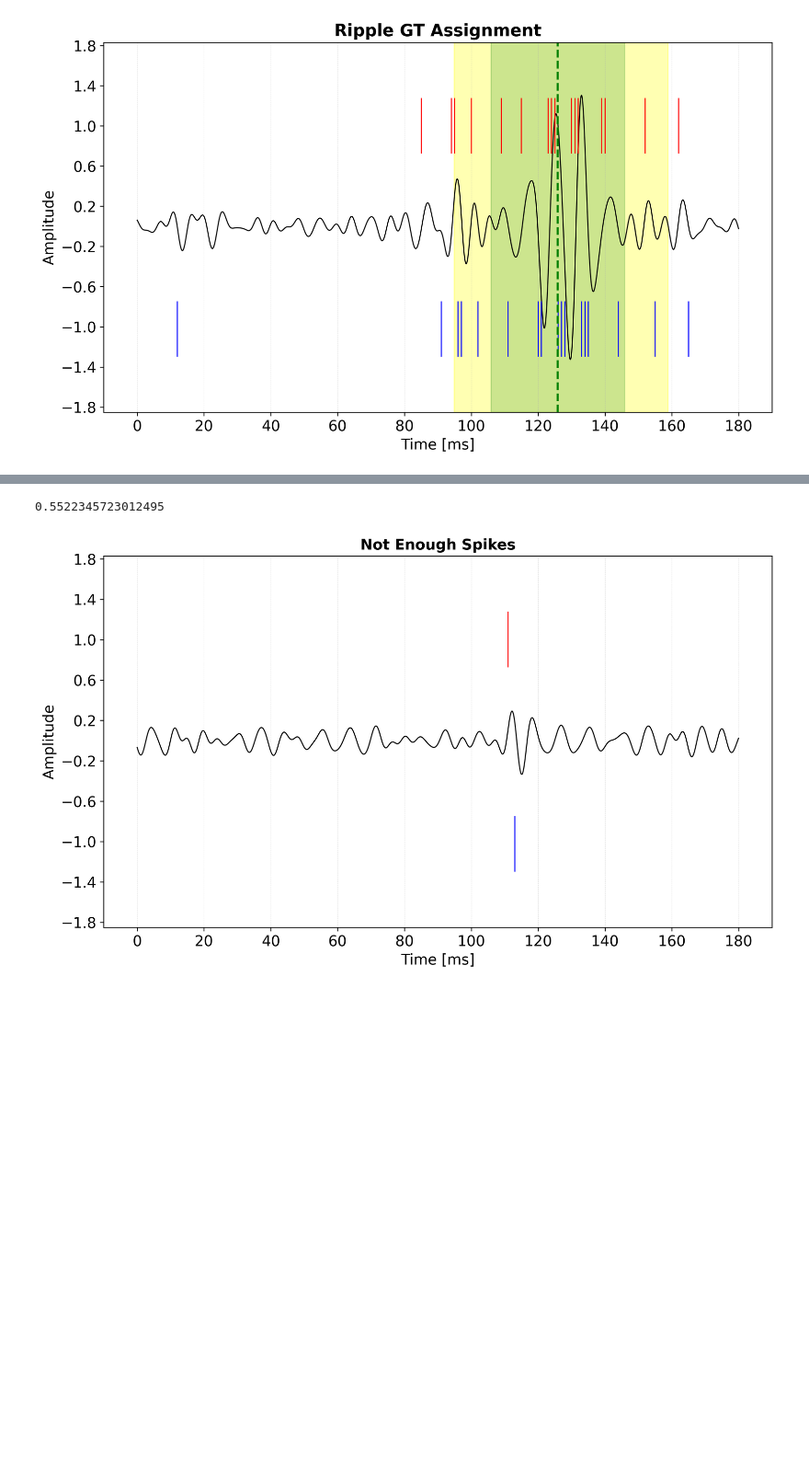
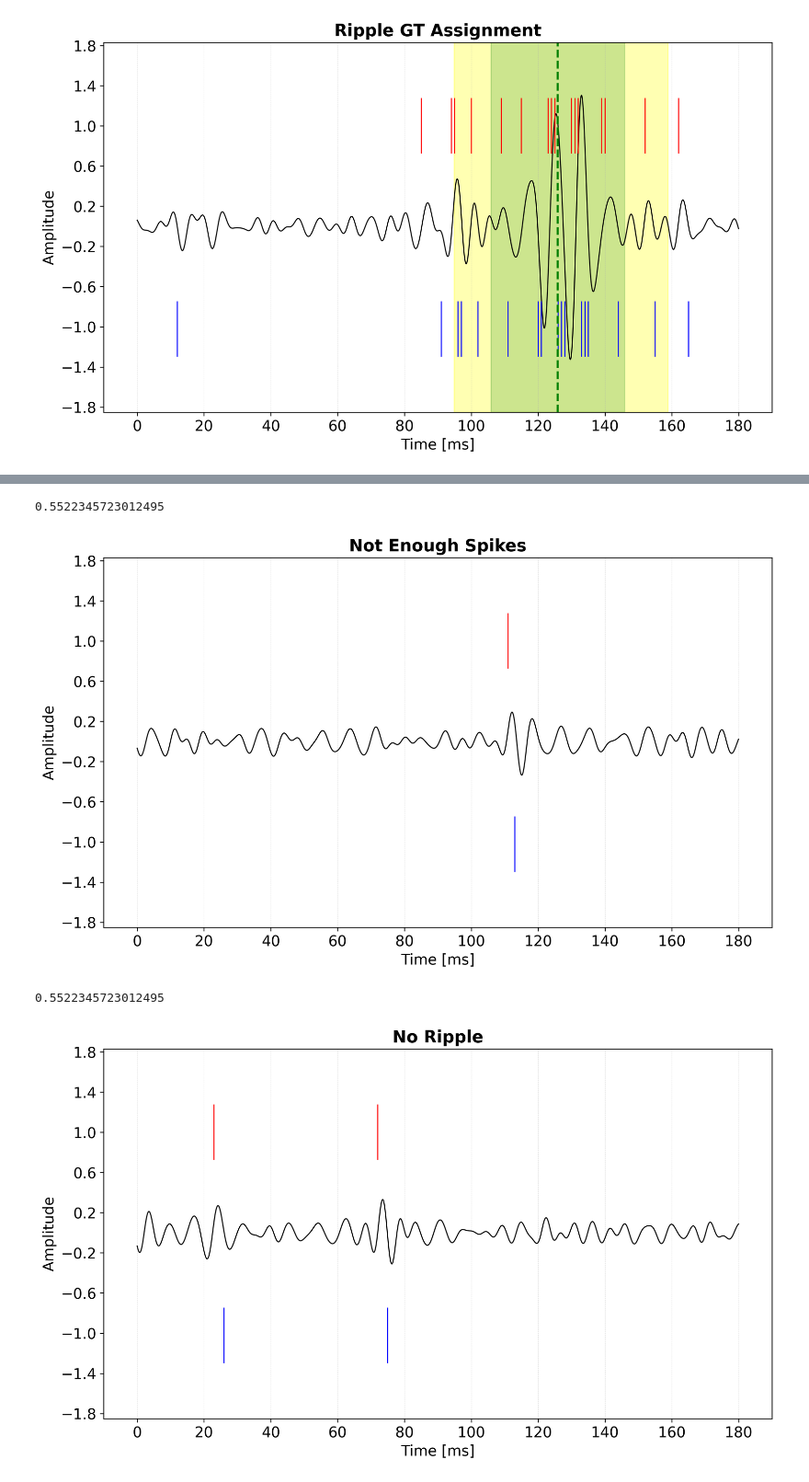
Before and after one commit to pedrofurrix/LAVA_SNN_ripples, a Jupyter notebook: liset_tk/figures/gt_assignment.ipynb, the cells around one changed output, grey strips where cells are left out. Shown at 92% size. Drawn from its saved outputs; the diff is of its cells as text; code cells hidden in the pictures; blank space fills up the shorter version.

```diff
--- a/liset_tk/figures/gt_assignment.ipynb
+++ b/liset_tk/figures/gt_assignment.ipynb
@@ -16,7 +16,7 @@ import matplotlib.pyplot as plt
 
 from extract_Nripples.utils_encoding import *
 # %%
-parent=r"E:\neurospark_mat\Download_from_paper"
+parent=r"D:\neurospark_mat\Download_from_paper"
 datasets=os.listdir(parent)
 print("Available datasets:")
 # for i, dataset in enumerate(datasets):
@@ -289,4 +289,16 @@ file_path=os.path.join(os.getcwd(),"pngs", f"not_enough_spikes.png")
 fig.savefig(file_path, dpi=300, bbox_inches='tight')
 # %% [output]
 0.5522345723012495
-[figure, old version]
+[figure, new version]
+# %%
+# Define the subwindow relative to `window`
+window_size=0.18
+start=17.4
+sub_window = [start,start+window_size]
+title = "No Ripple"
+fig,y_min,y_max=plot_window_180ms(sub_window,window,title,y_min=y_min, y_max=y_max)
+file_path=os.path.join(os.getcwd(),"pngs", f"no_ripple_gt.png")
+fig.savefig(file_path, dpi=300, bbox_inches='tight')
+# %% [output]
+0.5522345723012495
+[figure, added]
```
Also changed, not shown: parts of 2 cells of this notebook, 29 other files.
